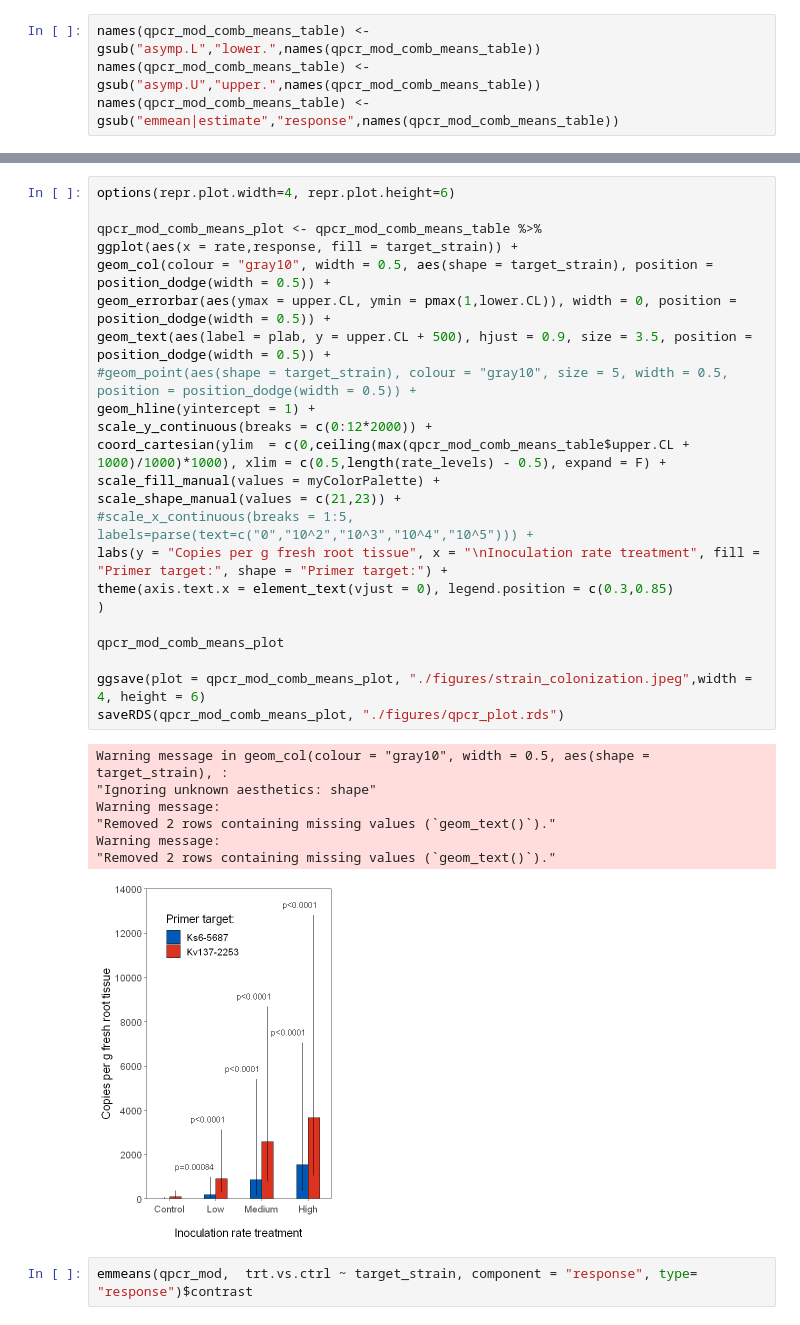
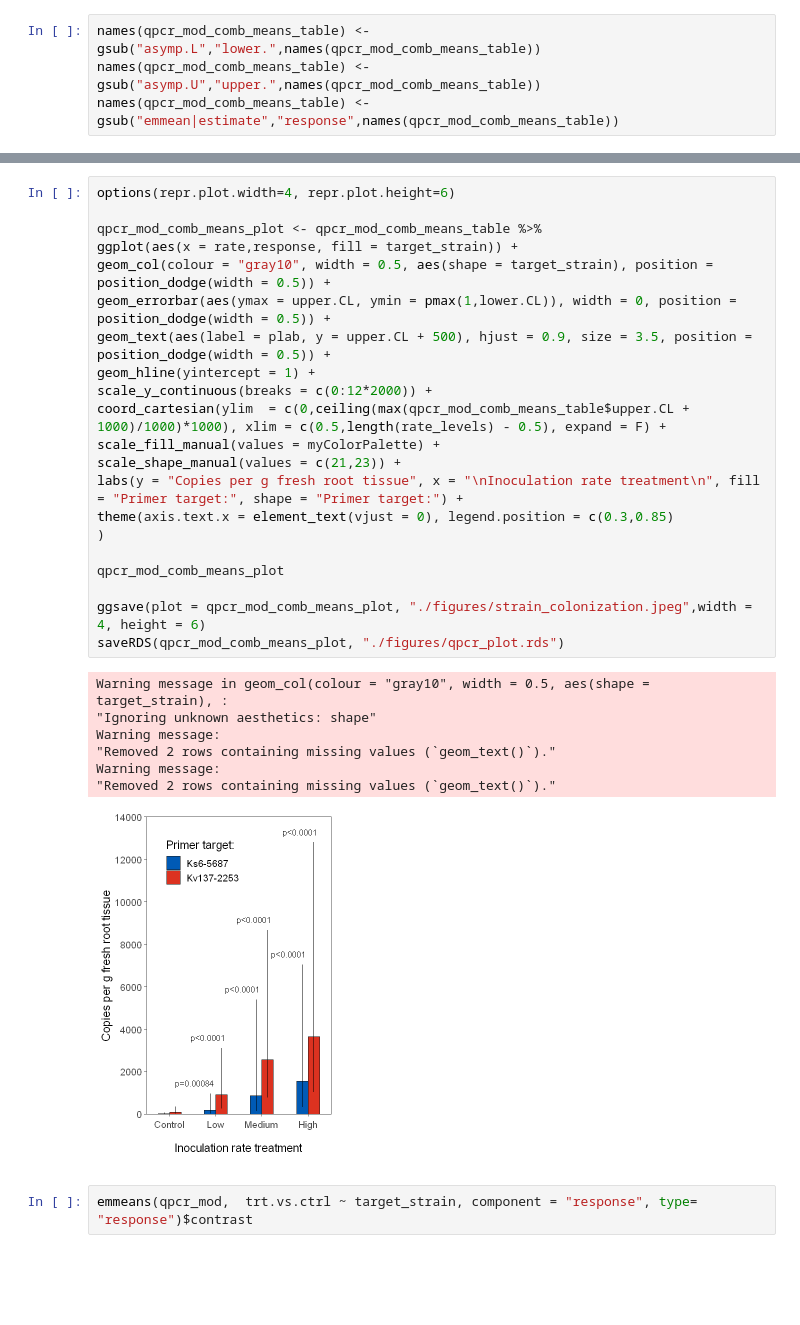
Before and after one commit to pivotbio/proven40-moa-paper-code, a Jupyter notebook: 2_FIELD_TRIALS/04_pivot_bio_qpcr.ipynb, the cells around one changed output, grey strips where cells are left out. Drawn from its saved outputs; the diff is of its cells as text; blank space fills up the shorter version.

```diff
--- a/2_FIELD_TRIALS/04_pivot_bio_qpcr.ipynb
+++ b/2_FIELD_TRIALS/04_pivot_bio_qpcr.ipynb
@@ -537,34 +531,32 @@ Warning message:
 # %%
 options(repr.plot.width=4, repr.plot.height=6)
 
 qpcr_mod_comb_means_plot <- qpcr_mod_comb_means_table %>%
 ggplot(aes(x = rate,response, fill = target_strain)) +
 geom_col(colour = "gray10", width = 0.5, aes(shape = target_strain), position = position_dodge(width = 0.5)) +
 geom_errorbar(aes(ymax = upper.CL, ymin = pmax(1,lower.CL)), width = 0, position = position_dodge(width = 0.5)) +
 geom_text(aes(label = plab, y = upper.CL + 500), hjust = 0.9, size = 3.5, position = position_dodge(width = 0.5)) +
-#geom_point(aes(shape = target_strain), colour = "gray10", size = 5, width = 0.5, position = position_dodge(width = 0.5)) +
 geom_hline(yintercept = 1) +
 scale_y_continuous(breaks = c(0:12*2000)) +
 coord_cartesian(ylim  = c(0,ceiling(max(qpcr_mod_comb_means_table$upper.CL + 1000)/1000)*1000), xlim = c(0.5,length(rate_levels) - 0.5), expand = F) +
 scale_fill_manual(values = myColorPalette) +
 scale_shape_manual(values = c(21,23)) +
-#scale_x_continuous(breaks = 1:5, labels=parse(text=c("0","10^2","10^3","10^4","10^5"))) +
-labs(y = "Copies per g fresh root tissue", x = "\nInoculation rate treatment", fill = "Primer target:", shape = "Primer target:") +
+labs(y = "Copies per g fresh root tissue", x = "\nInoculation rate treatment\n", fill = "Primer target:", shape = "Primer target:") +
 theme(axis.text.x = element_text(vjust = 0), legend.position = c(0.3,0.85)
 )
 
 qpcr_mod_comb_means_plot
 
 ggsave(plot = qpcr_mod_comb_means_plot, "./figures/strain_colonization.jpeg",width = 4, height = 6)
 saveRDS(qpcr_mod_comb_means_plot, "./figures/qpcr_plot.rds")
 # %% [output]
 Warning message in geom_col(colour = "gray10", width = 0.5, aes(shape = target_strain), :
 "Ignoring unknown aesthetics: shape"
 Warning message:
 "Removed 2 rows containing missing values (`geom_text()`)."
 Warning message:
 "Removed 2 rows containing missing values (`geom_text()`)."
-[figure, old version]
+[figure, new version]
 # %%
 emmeans(qpcr_mod,  trt.vs.ctrl ~ target_strain, component = "response", type= "response")$contrast
 # %% [output]
```
Also changed, not shown: parts of 6 cells of this notebook, 11 other files.
